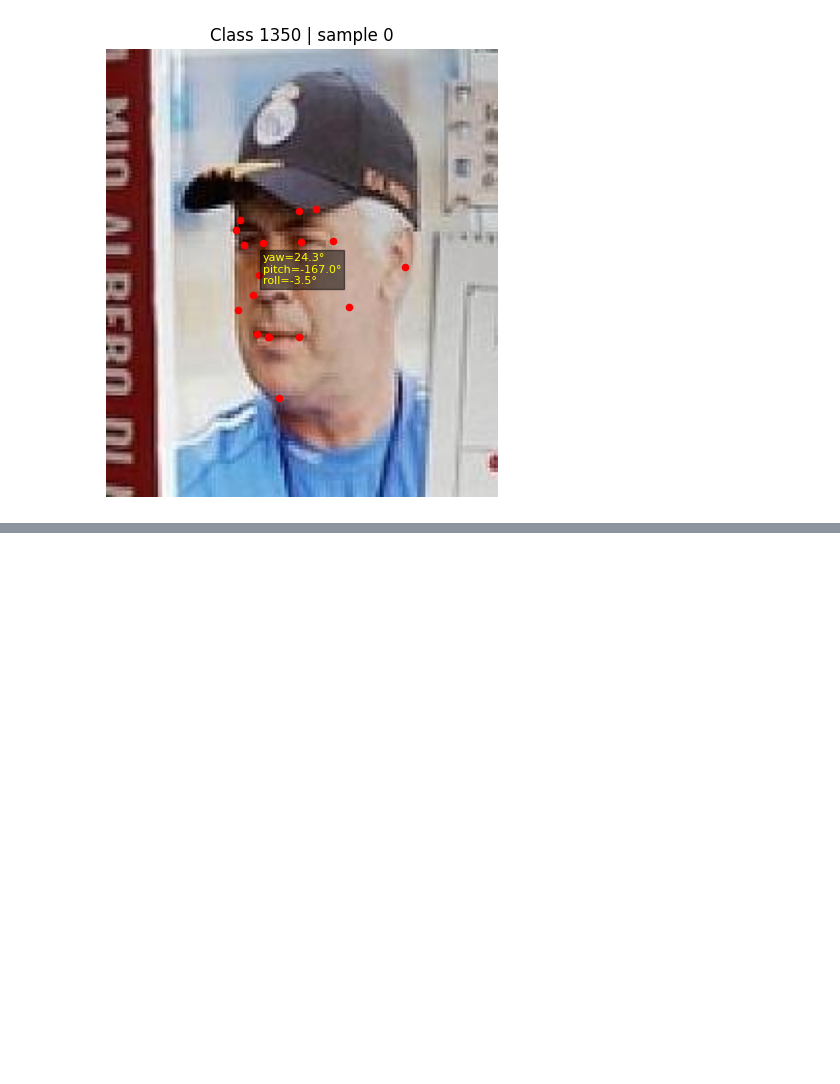
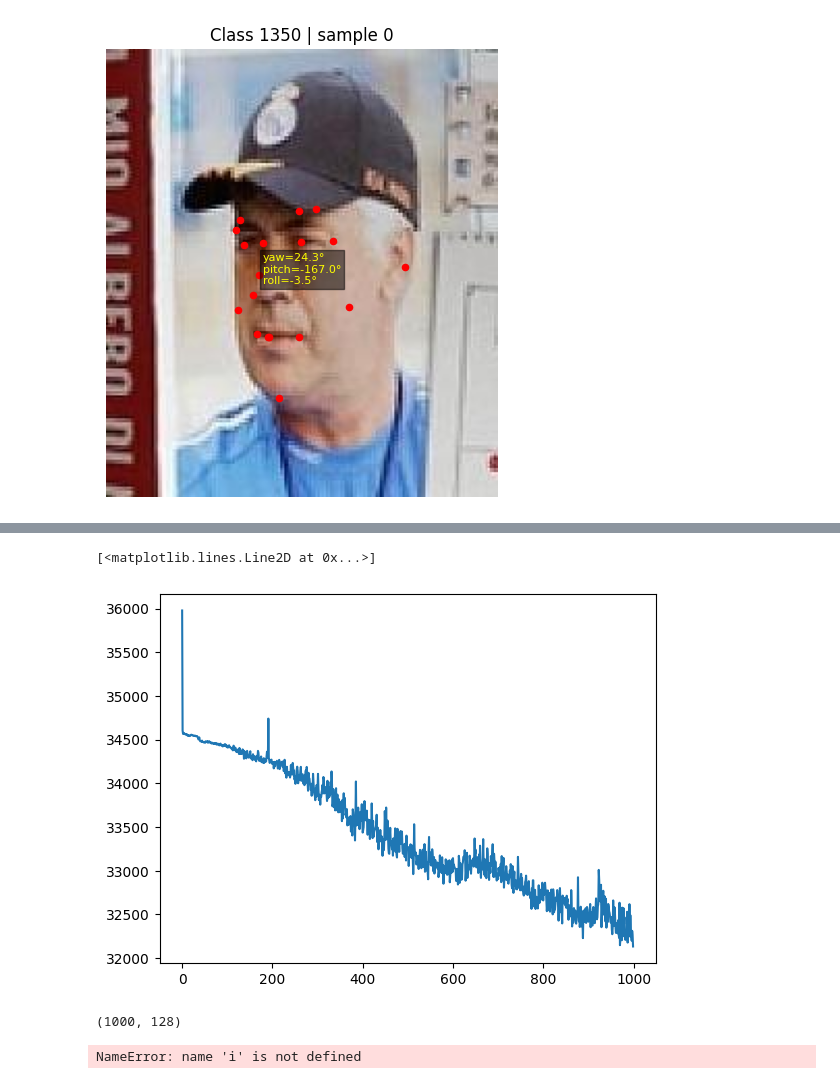
Before and after one commit to Alireza-Ghadimi/face-rec-heatmaps, a Jupyter notebook: playground.ipynb, the cells around one changed output, grey strips where cells are left out. Saved outputs shown, nothing was run; the diff lists cells and outputs as text; code cells hidden in the pictures; blank space fills up the shorter version.

```diff
--- a/playground.ipynb
+++ b/playground.ipynb
@@ -667,0 +701,53 @@ for row_idx in [1,2,4,9,8]:
+# %%
+import pandas as pd
+
+df = pd.read_csv('autoencoder_losses.csv')
+plt.plot(df.train_loss)
+# %% [output]
+[<matplotlib.lines.Line2D at 0x...>]
+[figure, added]
+# %%
+import numpy as np
+import pandas as pd
+import matplotlib.pyplot as plt
+lm = np.load('data_vggface2/chunks/chunk_00000.npy', allow_pickle=True)
+
+first_row = pd.read_csv('/Users/alirezaghadimi/Documents/Projects/MASc CS York/Fall 2025/Computer Vision/FaceRec/data_vggface2_first_row.csv')
+cols_with_norm = [i for i, c in enumerate(first_row.columns) if c.endswith("_norm")]
+# print(cols_with_norm)
+cols_lm_not_norm = [
+    i for i, c in enumerate(first_row.columns)
+    if c.startswith("lm_") and not c.endswith("_norm")
+]
+
+lm_norm = lm[:,cols_lm_not_norm]
+print(lm_norm.shape)
+
+yaw_idx = np.where(first_row.columns == 'yaw_deg')
+pitch_idx = np.where(first_row.columns == 'pitch_deg')
+roll_idx = np.where(first_row.columns == 'roll_deg')
+
+yaw = lm[:,yaw_idx].flatten()
+pitch = lm[:,pitch_idx].flatten()
+roll = lm[:,roll_idx].flatten()
+
+from src.headpose import frontalize_landmarks
+i=13
+pt = lm_norm[i,:].flatten().reshape(-1,2)
+k=-1
+b = 0
+frontal = frontalize_landmarks(pt, b-k*yaw[i], b-k*pitch[i], b-k*roll[i], origin_idx=0)
+x = pt[:,0]#lm_norm[i,0::2]
+y = -pt[:,1]#lm_norm[i,1::2]
+plt.scatter(x,y)
+
+
+xf = frontal[:,0]
+yf = -frontal[:,1]
+plt.scatter(xf,yf)
+# %% [output]
+(1000, 128)
+# %%
+yaw[i], pitch[i], roll[i]
+# %% [output]
+NameError: name 'i' is not defined
```
Also changed, not shown: parts of 7 cells of this notebook, 2 other files.
